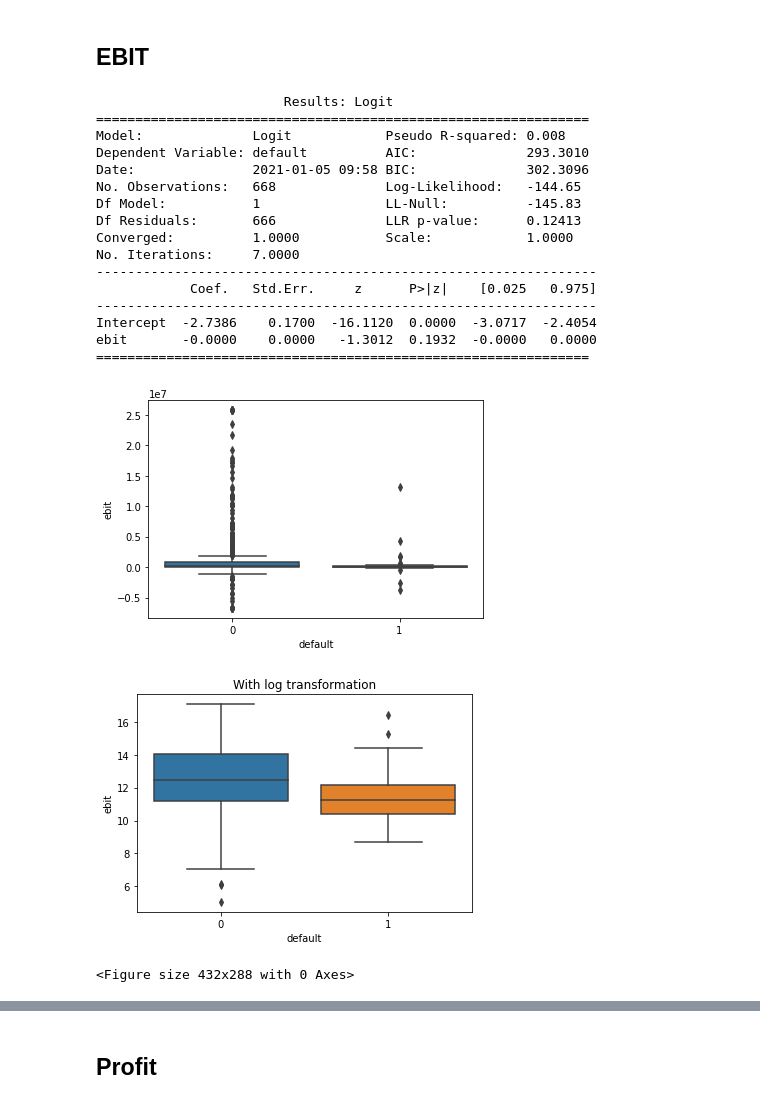
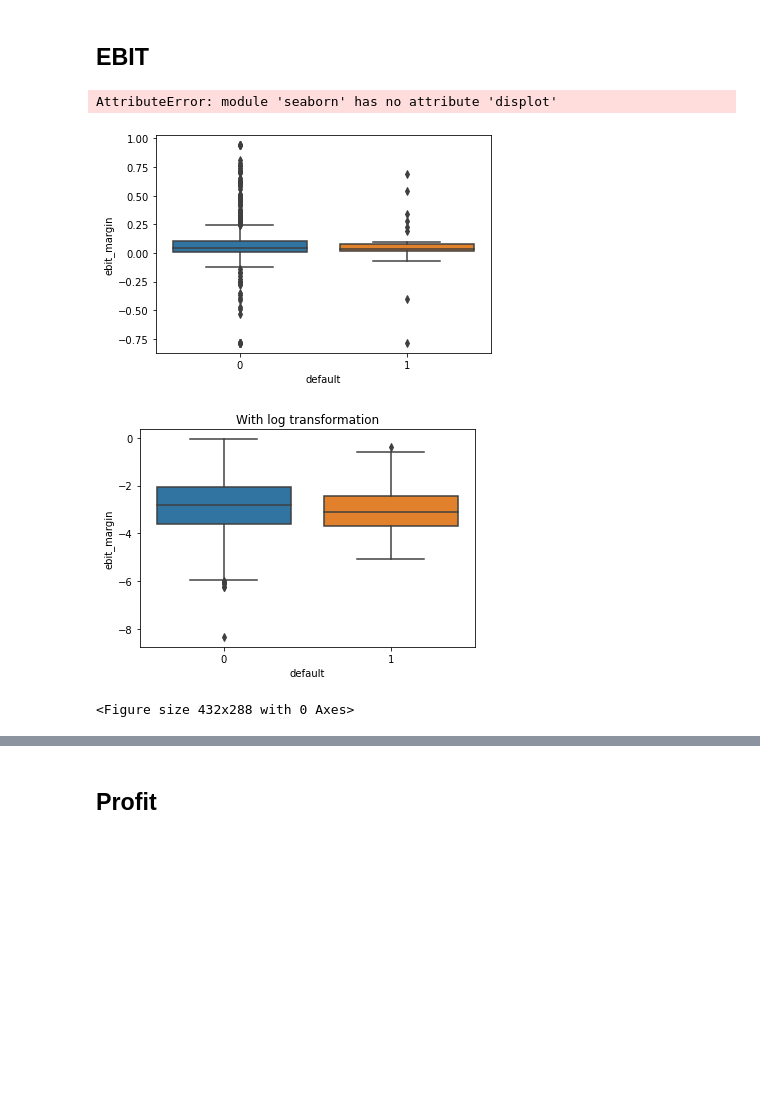
Before and after one commit to danIBK/SE_Risk_Management, a Jupyter notebook: Hello World.ipynb, the cells around one changed output, grey strips where cells are left out. Drawn from its saved outputs; the diff is of its cells as text; code cells hidden in the pictures; blank space fills up the shorter version.

```diff
--- a/Hello World.ipynb
+++ b/Hello World.ipynb
@@ -759,0 +415,7 @@ None
+# %%
+df_train['ebit_margin'] = df_train['earn_from_op']/df_train['sales']
+df_train['ebit_margin'] = sci.stats.mstats.winsorize(df_train['ebit_margin'], limits =[0.02, 0.01])
+# print(df_train['profit_margin'].isnull().sum())
+# print(df_train['profit_margin'].describe())
+# print(df_train['profit_margin'].value_counts())
+df_test['ebit_margin'] = df_test['earn_from_op']/df_test['sales']
@@ -759,0 +424,9 @@ None
+# %%
+df_train['gross_profit'] = df_train['gross_profit'].replace(np.nan, np.quantile(df_train['gross_profit'].dropna(),.5))
+df_train['profit_margin'] = df_train['gross_profit']/df_train['sales']
+df_train['profit_margin'] = sci.stats.mstats.winsorize(df_train['profit_margin'], limits =[0.0, 0.02])
+# print(df_train['profit_margin'].isnull().sum())
+# print(df_train['profit_margin'].describe())
+# print(df_train['profit_margin'].value_counts())
+df_test['gross_profit'] = df_test['gross_profit'].replace(np.nan, np.quantile(df_test['gross_profit'].dropna(),.5))
+df_test['profit_margin'] = df_test['gross_profit']/df_test['sales']
@@ -759,0 +435,10 @@ None
+# %%
+df_train['cash'] = df_train['cash'].replace(np.nan, np.quantile(df_train['cash'].dropna(),.5))
+df_train['cash'] = sci.stats.mstats.winsorize(df_train['cash'], limits =[0.0, 0.015])
+#df_train['cash'] = np.log(df_train['cash'])
+# print(df_train['cash'].isnull().sum())
+# print(df_train['cash'].describe())
+# print(df_train['cash'].value_counts())
+# plt.boxplot(df_train['cash'])
+# plt.show()
+df_test['cash'] = df_test['cash'].replace(np.nan, np.quantile(df_test['cash'].dropna(),.5))
@@ -759,0 +517,11 @@ None
+# %%
+df_train['total_liabilities'] = df_train['total_liabilities_st'] + df_train['total_liabilities_mt'] + df_train['total_liabilities_lt']
+df_train['debt_to_equity'] = np.where(df_train['total_equity'] > 1, df_train['total_liabilities']/df_train['total_equity'], 0)
+df_train['debt_to_equity'] = sci.stats.mstats.winsorize(df_train['debt_to_equity'], limits =[0.0, 0.02])
+# df_train['debt_to_equity'] = np.where(df_train['debt_to_equity'] > 0, np.log(df_train['debt_to_equity']), 0)
+
+# print(df_train.debt_to_equity.describe())
+# print(df_train.debt_to_equity)
+# print(df_train.debt_to_equity.value_counts())
+df_test['total_liabilities'] = df_test['total_liabilities_st'] + df_test['total_liabilities_mt'] + df_test['total_liabilities_lt']
+df_test['debt_to_equity'] = np.where(df_test['total_equity'] > 1, df_test['total_liabilities']/df_test['total_equity'], 0)
@@ -791,32 +622,17 @@ df_train[col_list]
 # %% [markdown]
 ## EBIT
 # %%
-sns.boxplot(y="ebit",x="default",data=df_train);
+sns.boxplot(y="ebit_margin",x="default",data=df_train);
 plt.figure()
-sns.boxplot(y=np.log(df_train["ebit"]),x="default",
+sns.boxplot(y=np.log(df_train["ebit_margin"]),x="default",
             data=df_train).set_title("With log transformation");
 plt.figure()
-sns.displot(df_train,x="ebit",hue="default",stat="density",common_norm=False);
+sns.displot(df_train,x="ebit_margin",hue="default",stat="density",common_norm=False);
 
-mdl = sm.Logit.from_formula('default ~ ebit + 1', data=df_train).fit(disp=False, maxiter=100)
+mdl = sm.Logit.from_formula('default ~ ebit_margin + 1', data=df_train).fit(disp=False, maxiter=100)
 print(mdl.summary2())
 # %% [output]
-                        Results: Logit
-===============================================================
-Model:              Logit            Pseudo R-squared: 0.008
-Dependent Variable: default          AIC:              293.3010
-Date:               2021-01-05 09:58 BIC:              302.3096
-No. Observations:   668              Log-Likelihood:   -144.65
-Df Model:           1                LL-Null:          -145.83
-Df Residuals:       666              LLR p-value:      0.12413
-Converged:          1.0000           Scale:            1.0000
-No. Iterations:     7.0000
-----------------------------------------------------------------
-            Coef.   Std.Err.     z      P>|z|    [0.025   0.975]
-----------------------------------------------------------------
-Intercept  -2.7386    0.1700  -16.1120  0.0000  -3.0717  -2.4054
-ebit       -0.0000    0.0000   -1.3012  0.1932  -0.0000   0.0000
-===============================================================
+AttributeError: module 'seaborn' has no attribute 'displot'
-[figure, old version]
+[figure, new version]
-[figure, old version]
+[figure, new version]
 <Figure size 432x288 with 0 Axes>
```
Also changed, not shown: parts of 83 cells of this notebook.
